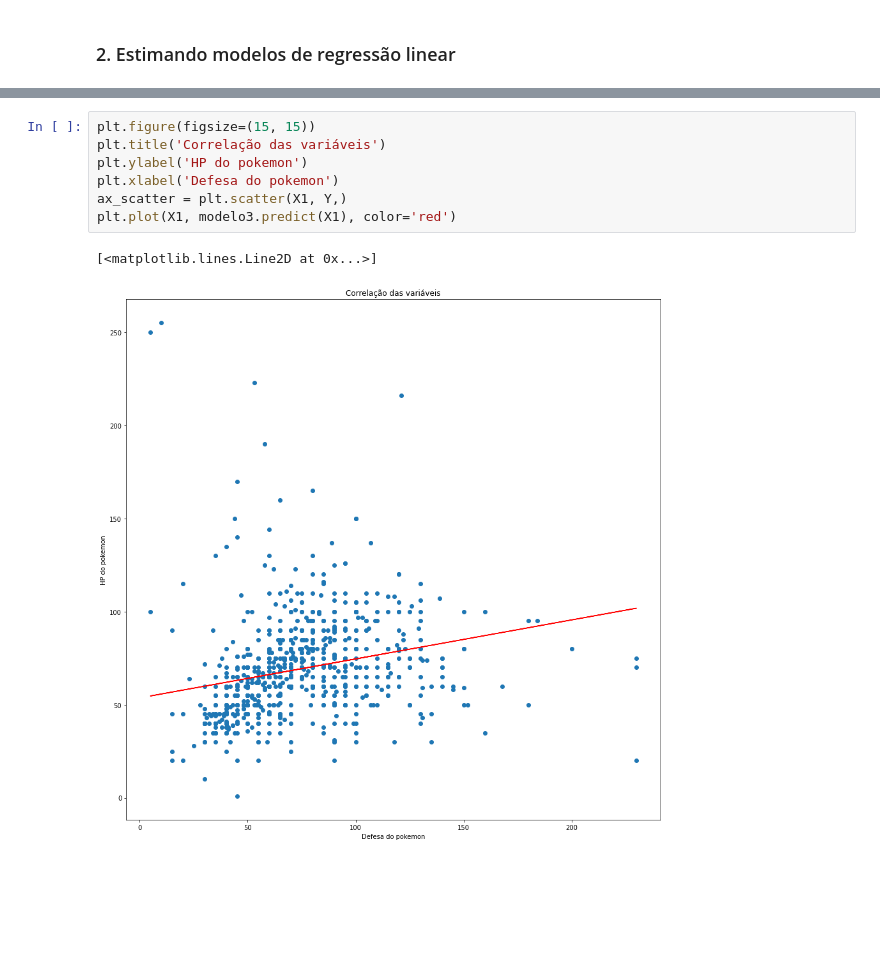
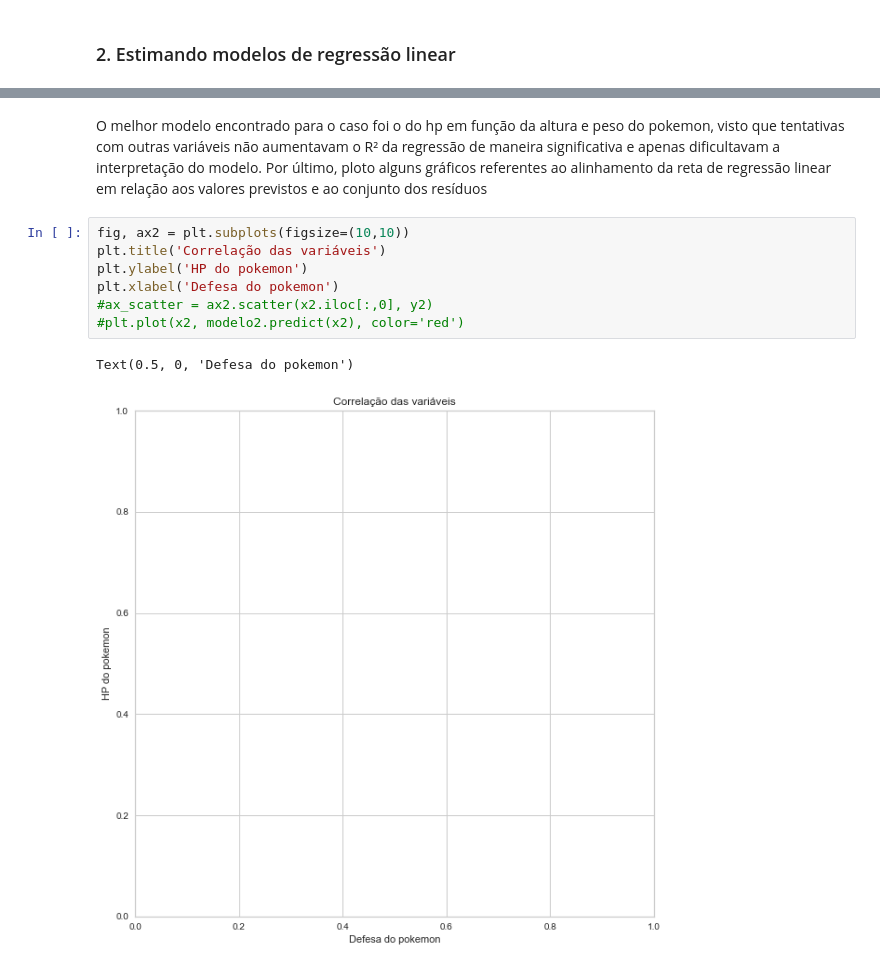
Before and after one commit to LissesCastro/WIP_Pokemon-Regression-Analysis, a Jupyter notebook: Pokemon_Linear_Regression_Sklearn.ipynb, the cells around one changed output, grey strips where cells are left out. Saved outputs shown, nothing was run; the diff lists cells and outputs as text; blank space fills up the shorter version.

Commit message:
0.3
Código quase finalizado, decidindo como resolver problema no gráfico de modelo de regressão múltipla

```diff
--- a/Pokemon_Linear_Regression_Sklearn.ipynb
+++ b/Pokemon_Linear_Regression_Sklearn.ipynb
@@ -208,10 +221,12 @@ modelo3.fit(X1, Y)
+# %% [markdown]
+O melhor modelo encontrado para o caso foi o do hp em função da altura e peso do pokemon, visto que tentativas com outras variáveis não aumentavam o R² da regressão de maneira significativa e apenas dificultavam a interpretação do modelo. Por último, ploto alguns gráficos referentes ao alinhamento da reta de regressão linear em relação aos valores previstos e ao conjunto dos resíduos
 # %%
-plt.figure(figsize=(15, 15))
+fig, ax2 = plt.subplots(figsize=(10,10))
 plt.title('Correlação das variáveis')
 plt.ylabel('HP do pokemon')
 plt.xlabel('Defesa do pokemon')
-ax_scatter = plt.scatter(X1, Y,)
-plt.plot(X1, modelo3.predict(X1), color='red')
+#ax_scatter = ax2.scatter(x2.iloc[:,0], y2)
+#plt.plot(x2, modelo2.predict(x2), color='red')
 # %% [output]
-[<matplotlib.lines.Line2D at 0x...>]
+Text(0.5, 0, 'Defesa do pokemon')
-[figure, old version]
+[figure, new version]
```
Also changed, not shown: parts of 15 cells of this notebook.
